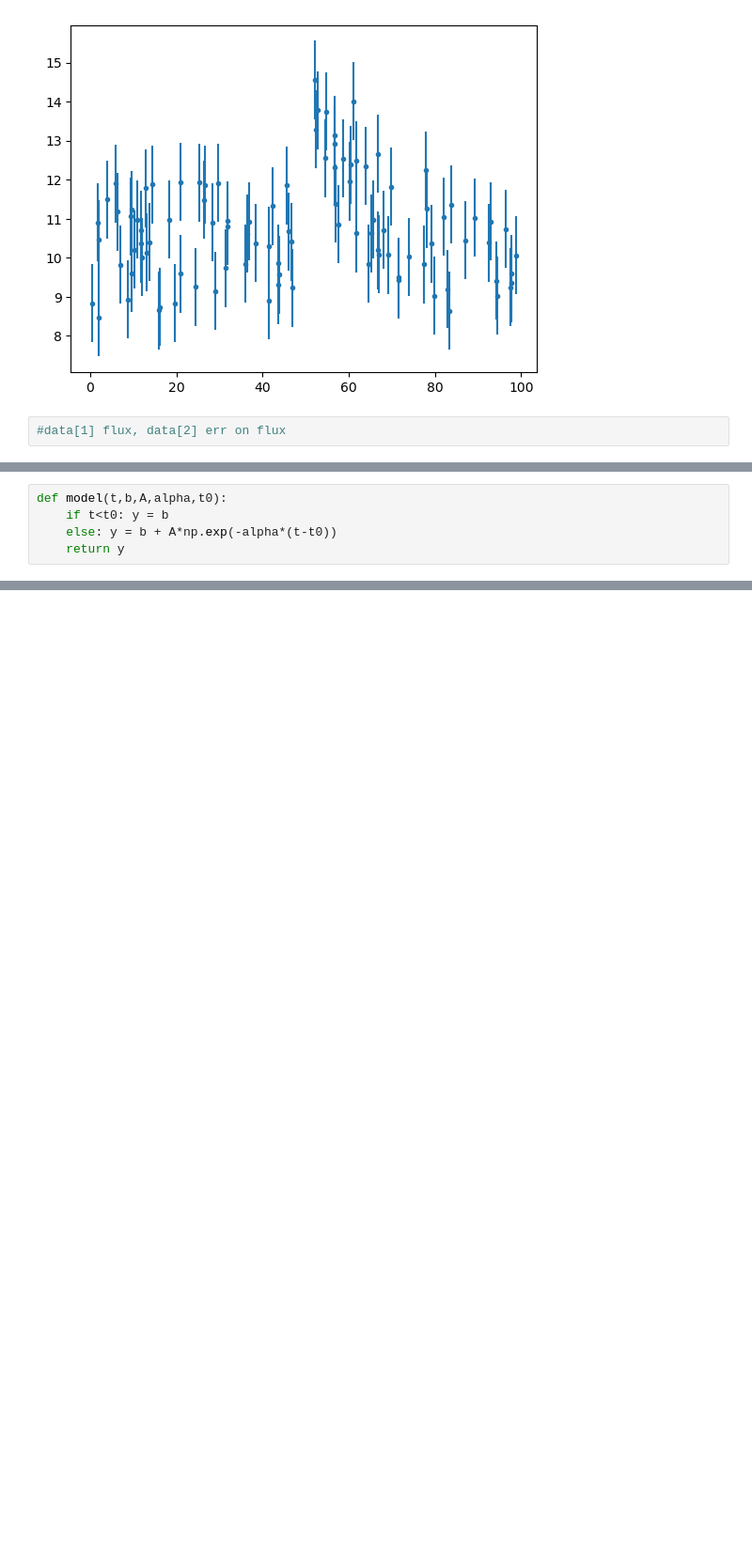
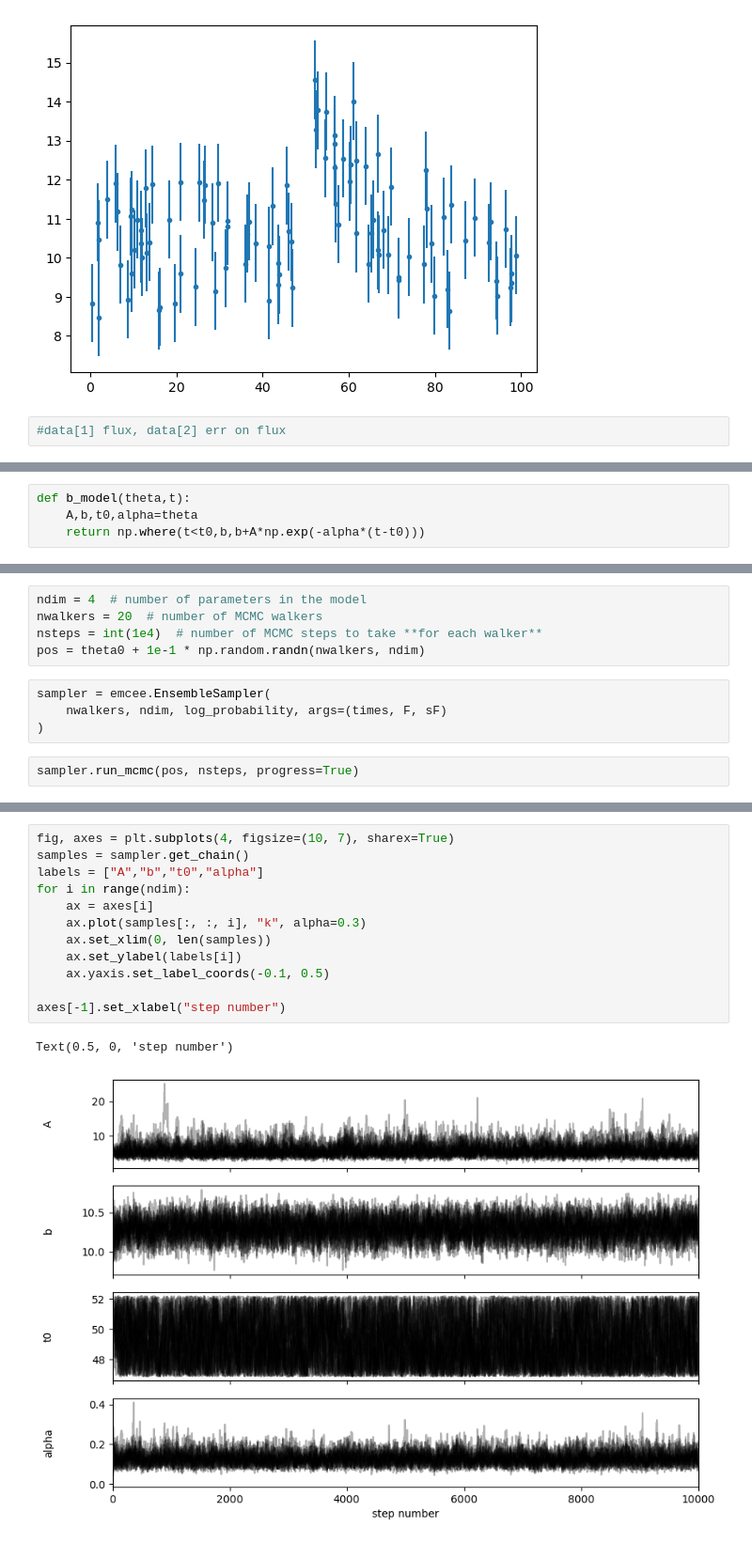
Before and after one commit to ebianchi803/astrostatistics_bicocca_2026, a Jupyter notebook: working/L11.ipynb, the cells around one changed output, grey strips where cells are left out. Shown at 94% size. Saved outputs shown, nothing was run; the diff lists cells and outputs as text; blank space fills up the shorter version.

```diff
--- a/working/L11.ipynb
+++ b/working/L11.ipynb
@@ -62,6 +43,5 @@ plt.errorbar(times,F,sF,linestyle='',fmt='.')
 # %%
-def model(t,b,A,alpha,t0):
-    if t<t0: y = b
-    else: y = b + A*np.exp(-alpha*(t-t0))
-    return y
+def b_model(theta,t):
+    A,b,t0,alpha=theta
+    return np.where(t<t0,b,b+A*np.exp(-alpha*(t-t0)))
 # %%
@@ -84,0 +65,11 @@ alpha = np.exp(lnalpha)
+# %%
+ndim = 4  # number of parameters in the model
+nwalkers = 20  # number of MCMC walkers
+nsteps = int(1e4)  # number of MCMC steps to take **for each walker**
+pos = theta0 + 1e-1 * np.random.randn(nwalkers, ndim)
+# %%
+sampler = emcee.EnsembleSampler(
+    nwalkers, ndim, log_probability, args=(times, F, sF)
+)
+# %%
+sampler.run_mcmc(pos, nsteps, progress=True)
@@ -84,0 +94,15 @@ alpha = np.exp(lnalpha)
+# %%
+fig, axes = plt.subplots(4, figsize=(10, 7), sharex=True)
+samples = sampler.get_chain()
+labels = ["A","b","t0","alpha"]
+for i in range(ndim):
+    ax = axes[i]
+    ax.plot(samples[:, :, i], "k", alpha=0.3)
+    ax.set_xlim(0, len(samples))
+    ax.set_ylabel(labels[i])
+    ax.yaxis.set_label_coords(-0.1, 0.5)
+
+axes[-1].set_xlabel("step number")
+# %% [output]
+Text(0.5, 0, 'step number')
+[figure, added]
```
Also changed, not shown: parts of 21 cells of this notebook.
